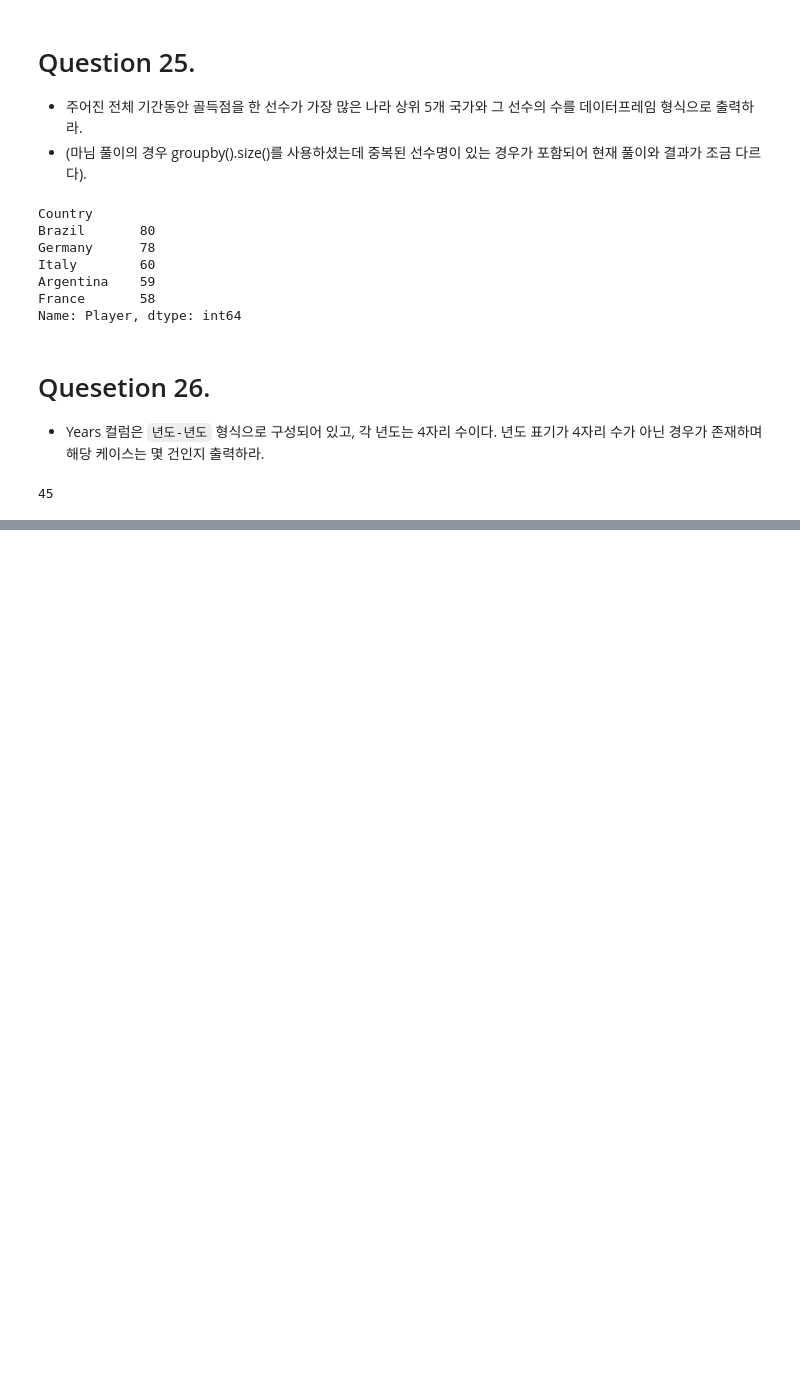
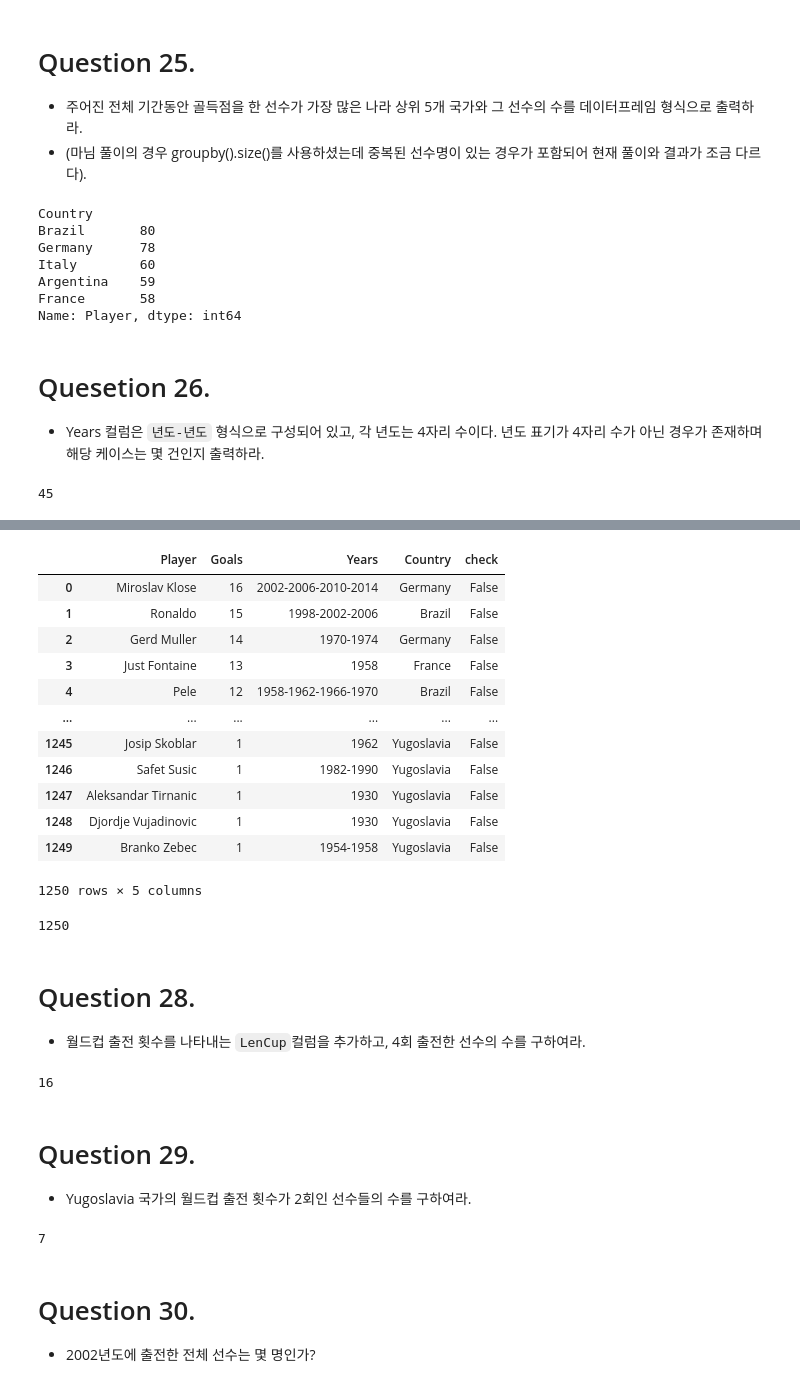
Before and after one commit to LWH4Data/Certifications, a Jupyter notebook: 빅분기/01_작업 1유형/sol.ipynb, the cells around one changed output, grey strips where cells are left out. Drawn from its saved outputs; the diff is of its cells as text; code cells hidden in the pictures; blank space fills up the shorter version.

```diff
--- a/빅분기/01_작업 1유형/sol.ipynb
+++ b/빅분기/01_작업 1유형/sol.ipynb
@@ -739,0 +728,58 @@ print(invalid_count)
+# %%
+# 1. Question 26의 결과를 기존 데이터프레임의 check 컬럼으로 추가.
+df['check'] = mask.any(axis = 1)
+# display(df['check'])
+
+# 2. `df['check'] == False`인 행만 필터링하면 Question 26의 예외를 제외한 행을 필터링할 수 있다.
+df2 = df.loc[df['check'] == False].reset_index(drop = True)
+display(df2)
+
+# 3. 정답(행의 수) 출력.
+df2.shape[0]
+# %% [output]
+|  | Player | Goals | Years | Country | check |
+| 0 | Miroslav Klose | 16 | 2002-2006-2010-2014 | Germany | False |
+| 1 | Ronaldo | 15 | 1998-2002-2006 | Brazil | False |
+| 2 | Gerd Muller | 14 | 1970-1974 | Germany | False |
+| 3 | Just Fontaine | 13 | 1958 | France | False |
+| 4 | Pele | 12 | 1958-1962-1966-1970 | Brazil | False |
+| ... | ... | ... | ... | ... | ... |
+| 1245 | Josip Skoblar | 1 | 1962 | Yugoslavia | False |
+| 1246 | Safet Susic | 1 | 1982-1990 | Yugoslavia | False |
+| 1247 | Aleksandar Tirnanic | 1 | 1930 | Yugoslavia | False |
+| 1248 | Djordje Vujadinovic | 1 | 1930 | Yugoslavia | False |
+| 1249 | Branko Zebec | 1 | 1954-1958 | Yugoslavia | False |
+1250 rows × 5 columns
+1250
+# %% [markdown]
+# Question 28.
+- 월드컵 출전 횟수를 나타내는 `LenCup`컬럼을 추가하고, 4회 출전한 선수의 수를 구하여라.
+# %%
+# 1. df2의 Years컬럼을 년도별로 분리한 뒤 리스트형태로 값으로 하여 YearList 컬럼 생성.
+df2['YearList'] = df2['Years'].str.split('-')
+# display(df2['YearList'])
+
+# 2. 생성된 YearList 컬럼의 길이(월드컵 출전 년도의 수)를 값으로 하여 LenCup 컬럼 생성.
+df2['LenCup'] = df2['YearList'].apply(len)
+# display(df2['LenCup'])
+
+# 3. LenCup이 4인 경우만 True로 하여 sum()을 하면 4번 월드컵을 출전한 선수의 수를 구할 수 있다.
+Ans = (df['LenCup'] == 4).sum()
+print(Ans)
+# %% [output]
+16
+# %% [markdown]
+# Question 29.
+- Yugoslavia 국가의 월드컵 출전 횟수가 2회인 선수들의 수를 구하여라.
+# %%
+# 1. Country가 Yugoslavia이고, LenCup이 2인 행만 필터링.
+target = df2.loc[(df2['Country'] == 'Yugoslavia') & (df2['LenCup'] == 2)]
+
+# 2. 선수들의 수를 count하기 위해 len() 함수를 적용.
+Ans = len(target)
+print(Ans)
+# %% [output]
+7
+# %% [markdown]
+# Question 30.
+- 2002년도에 출전한 전체 선수는 몇 명인가?
```
Also changed, not shown: parts of 9 cells of this notebook.
